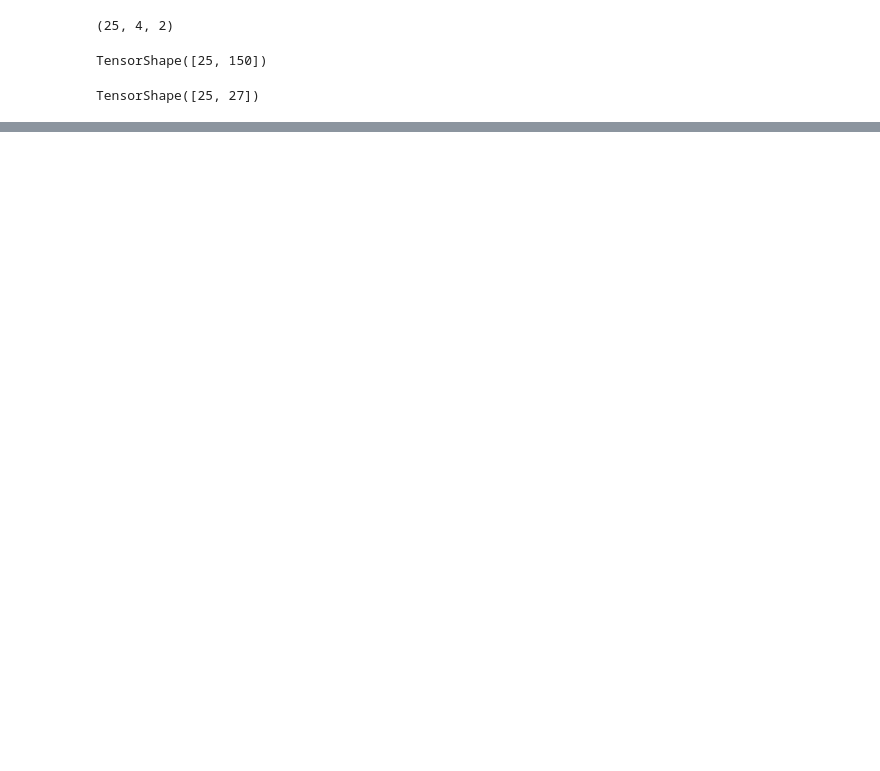
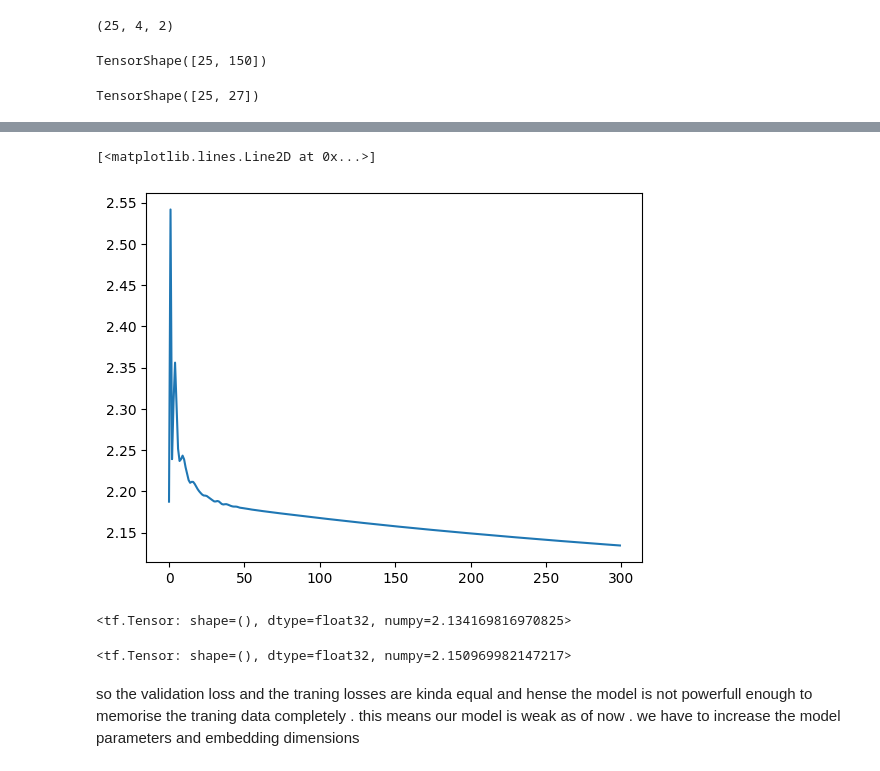
Before and after one commit to AshishRaj04/makemore, a Jupyter notebook: makemore_part2.ipynb, the cells around one changed output, grey strips where cells are left out. Drawn from its saved outputs; the diff is of its cells as text; code cells hidden in the pictures; blank space fills up the shorter version.

```diff
--- a/makemore_part2.ipynb
+++ b/makemore_part2.ipynb
@@ -152,0 +188,7 @@ tf.reduce_mean(-tf.math.log(selected_values))
+# %%
+W2 = tf.Variable(initializer(shape=(150 , 27)), name="W")
+b2 = tf.Variable(tf.random.uniform(shape = [27]), name="b")
+# %%
+loss_fn = tf.keras.losses.SparseCategoricalCrossentropy(from_logits=True)
+# %%
+parameters = [C , W1 , b1 , W2 , b2]
@@ -152,0 +205,26 @@ tf.reduce_mean(-tf.math.log(selected_values))
+# %%
+num_epochs = 300
+learning_rate = 0.01
+losses = []
+# Instantiate the Adam optimizer
+optimizer = tf.keras.optimizers.Adam(learning_rate=learning_rate)
+
+for epoch in range(num_epochs):
+    with tf.GradientTape() as tape:
+        # Forward pass:
+        emb = tf.gather(C,Xtr) # [batch, block_size, embedding_dim]
+        h = tf.math.tanh((tf.reshape(emb , shape=(-1 , 8)) @ W1) + b1)
+        logits = h @ W2 + b2
+        loss = loss_fn(tf.reshape(Ytr, [-1]), logits)
+
+
+    # Compute the gradients with respect to parameters
+    grads = tape.gradient(loss, parameters)
+
+    # Update parameters using the Adam optimizer
+    optimizer.apply_gradients(zip(grads, parameters))
+
+    losses.append(loss.numpy())
+
+    if epoch % 10 == 0:
+      print(f"epoch={epoch}, loss={loss.numpy():.4f}")
@@ -152,0 +249,24 @@ tf.reduce_mean(-tf.math.log(selected_values))
+# %%
+plt.plot(losses)
+# %% [output]
+[<matplotlib.lines.Line2D at 0x...>]
+[figure, added]
+# %%
+emb = tf.gather(C,Xtr) # [batch, block_size, embedding_dim]
+h = tf.math.tanh((tf.reshape(emb , shape=(-1 , 8)) @ W1) + b1)
+logits = h @ W2 + b2
+loss = loss_fn(tf.reshape(Ytr, [-1]), logits)
+loss
+# %% [output]
+<tf.Tensor: shape=(), dtype=float32, numpy=2.134169816970825>
+# %%
+emb = tf.gather(C,Xdev) # [batch, block_size, embedding_dim]
+h = tf.math.tanh((tf.reshape(emb , shape=(-1 , 8)) @ W1) + b1)
+logits = h @ W2 + b2
+loss = loss_fn(tf.reshape(Ydev, [-1]), logits)
+loss
+# %% [output]
+<tf.Tensor: shape=(), dtype=float32, numpy=2.150969982147217>
+# %% [markdown]
+so the validation loss and the traning losses are kinda equal and hense the model is not powerfull enough to memorise the traning data completely .
+this means our model is weak as of now . we have to increase the model parameters and embedding dimensions
```
Also changed, not shown: parts of 25 cells of this notebook.
